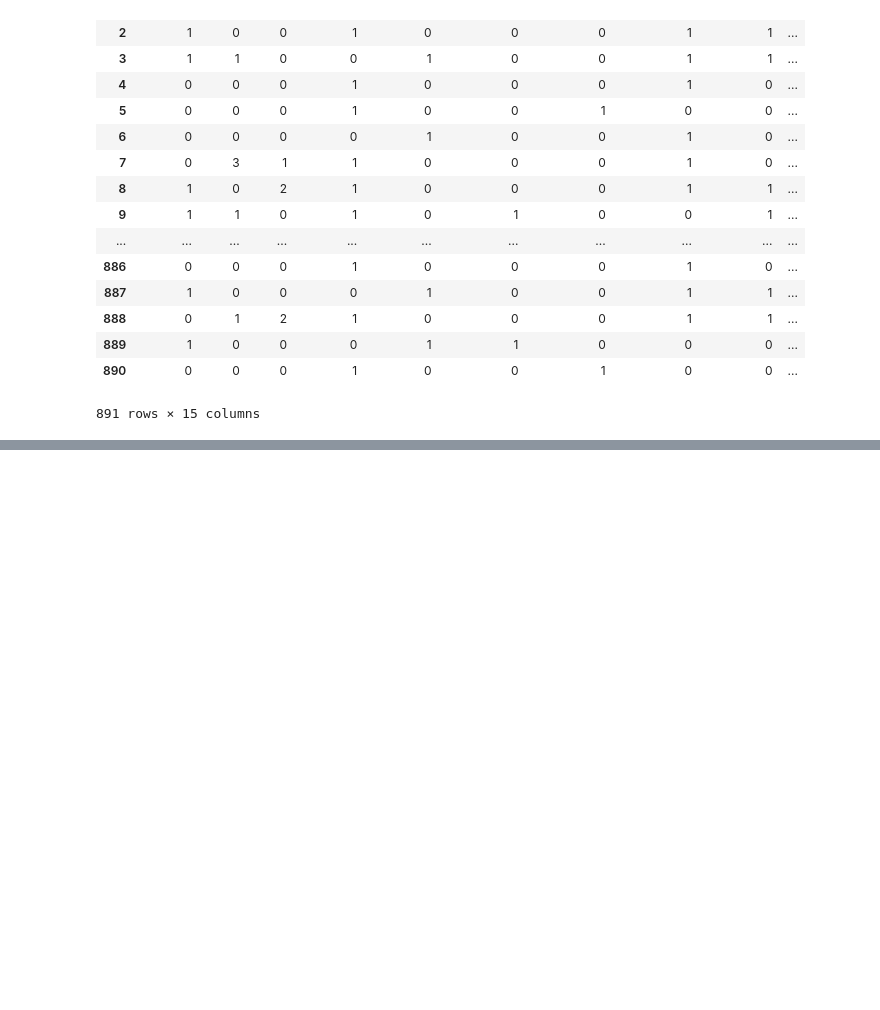
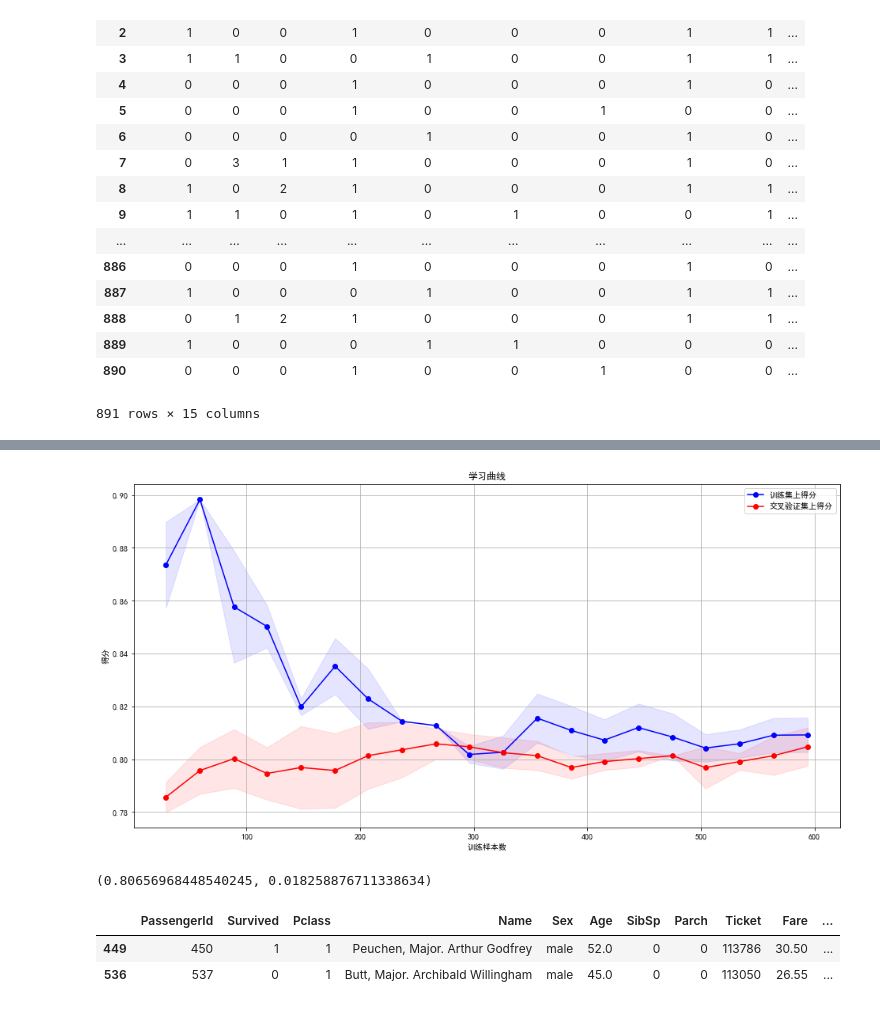
Before and after one commit to XiongQiuQiu/kaggle, a Jupyter notebook: titanic/Untitled.ipynb, the cells around one changed output, grey strips where cells are left out. Saved outputs shown, nothing was run; the diff lists cells and outputs as text; code cells hidden in the pictures; blank space fills up the shorter version.

```diff
--- a/titanic/Untitled.ipynb
+++ b/titanic/Untitled.ipynb
@@ -518,0 +526,4 @@ clf.coef_?
+# %%
+clf = linear_model.LogisticRegression(C=1.0, penalty='l1', tol=1e-6)
+all_data = df.filter(regex='Survived|Age_.*|SibSp|Parch|Fare_.*|Cabin_.*|Embarked_.*|Sex_.*|Pclass_.*')
+all_data
@@ -518,0 +549,3 @@ clf.coef_?
+# %%
+X = all_data.as_matrix()[:,1:]
+X
@@ -518,0 +566,3 @@ clf.coef_?
+# %%
+y = all_data.as_matrix()[:,0]
+y
@@ -518,0 +591,7 @@ clf.coef_?
+# %%
+split_train, split_cv = cross_validation.train_test_split(df, test_size=0.3, random_state=0)
+train_df = split_train.filter(regex='Survived|Age_.*|SibSp|Parch|Fare_.*|Cabin_.*|Embarked_.*|Sex_.*|Pclass_.*')
+clf = linear_model.LogisticRegression(C=1.0, penalty='l1', tol=1e-6)
+clf.fit(train_df.as_matrix()[:,1:], train_df.as_matrix()[:,0])
+
+#模型数据
@@ -518,0 +633,36 @@ clf.coef_?
+# %%
+from sklearn.learning_curve import learning_curve
+def plot_learning_curve(estimator, title, X, y, ylim=None, cv=None, n_jobs=1, train_sizes=np.linspace(.05,1.,20), verbose=0, plot=True):
+    train_sizes, train_scores, test_scores = learning_curve(estimator, X, y, cv=cv, n_jobs=n_jobs, train_sizes=train_sizes, verbose=verbose)
+    train_scores_mean = np.mean(train_scores, axis=1)
+    train_scores_std = np.std(train_scores, axis=1)
+    test_scores_mean = np.mean(test_scores, axis=1)
+    test_scores_std = np.std(test_scores, axis=1)
+
+    if plot:
+        plt.figure(figsize=(16,8))
+        plt.title(title)
+        if ylim is not None:
+            plt.ylim(*ylim)
+        plt.xlabel(u'训练样本数')
+        plt.ylabel(u'得分')
+
+        plt.grid()
+
+        plt.fill_between(train_sizes, train_scores_mean - train_scores_std, train_scores_mean + train_scores_std, alpha=0.1, color='b')
+        plt.fill_between(train_sizes, test_scores_mean - test_scores_std, test_scores_mean +test_scores_std, alpha=0.1, color='r')
+        plt.plot(train_sizes, train_scores_mean, 'o-', color='b', label=u'训练集上得分')
+        plt.plot(train_sizes, test_scores_mean, 'o-', color='r', label=u'交叉验证集上得分')
+
+        plt.legend(loc='best')
+
+        plt.draw()
+        plt.show()
+    midpoint = ((train_scores_mean[-1] + train_scores_std[-1]) + (test_scores_mean[-1] - test_scores_std[-1])) / 2
+    diff = (train_scores_mean[-1] + train_scores_std[-1]) - (test_scores_mean[-1] - test_scores_std[-1])
+    return midpoint, diff
+
+plot_learning_curve(clf, u"学习曲线", X, y)
+# %% [output]
+[figure, added]
+(0.80656968448540245, 0.018258876711338634)
@@ -518,0 +684,6 @@ clf.coef_?
+# %%
+data_train[data_train['Name'].str.contains('Major')]
+# %% [output]
+|  | PassengerId | Survived | Pclass | Name | Sex | Age | SibSp | Parch | Ticket | Fare | ... |
+| 449 | 450 | 1 | 1 | Peuchen, Major. Arthur Godfrey | male | 52.0 | 0 | 0 | 113786 | 30.50 | ... |
+| 536 | 537 | 0 | 1 | Butt, Major. Archibald Willingham | male | 45.0 | 0 | 0 | 113050 | 26.55 | ... |
```
Also changed, not shown: parts of 17 cells of this notebook, 3 other files.
